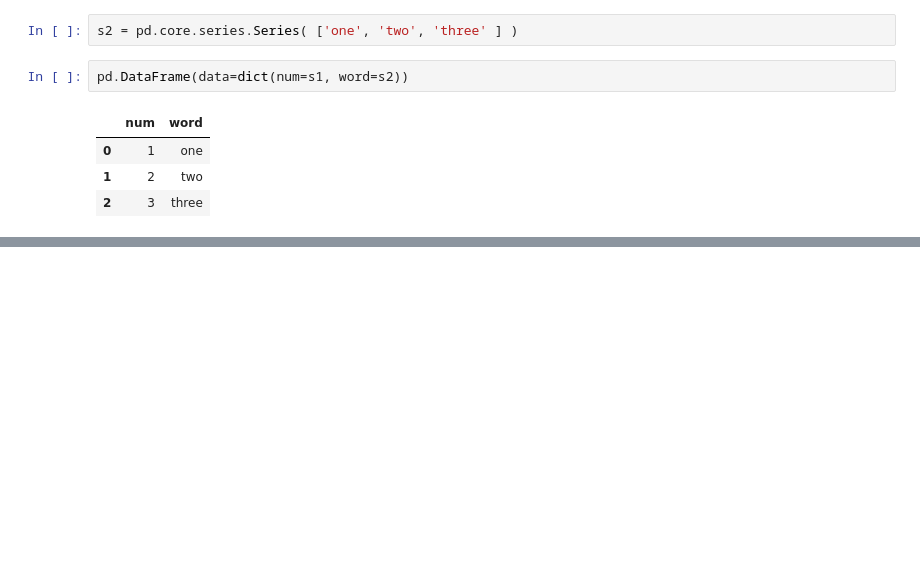
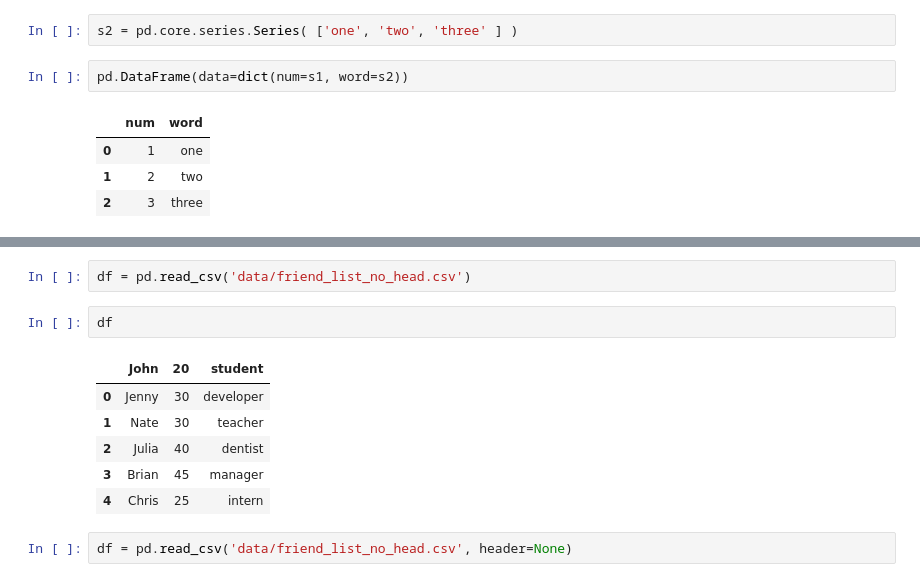
Before and after one commit to 8aqtba9y/study-python-pandas, a Jupyter notebook: 01_Pandas_Cheatsheet.ipynb, the cells around one changed output, grey strips where cells are left out. Cells and saved outputs as stored; diff of their text form; blank space fills up the shorter version.

```diff
--- a/01_Pandas_Cheatsheet.ipynb
+++ b/01_Pandas_Cheatsheet.ipynb
@@ -64,0 +119,13 @@ pd.DataFrame(data=dict(num=s1, word=s2))
+# %%
+df = pd.read_csv('data/friend_list_no_head.csv')
+# %%
+df
+# %% [output]
+|  | John | 20 | student |
+| 0 | Jenny | 30 | developer |
+| 1 | Nate | 30 | teacher |
+| 2 | Julia | 40 | dentist |
+| 3 | Brian | 45 | manager |
+| 4 | Chris | 25 | intern |
+# %%
+df = pd.read_csv('data/friend_list_no_head.csv', header=None)
```
Also changed, not shown: parts of 38 cells of this notebook, 1 other file.
